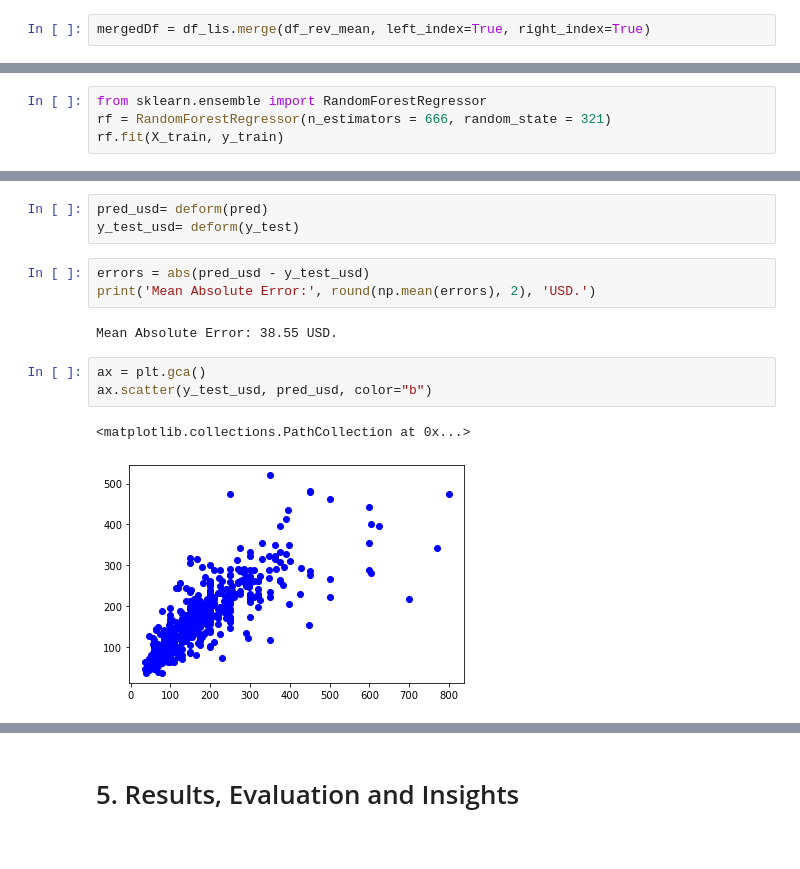
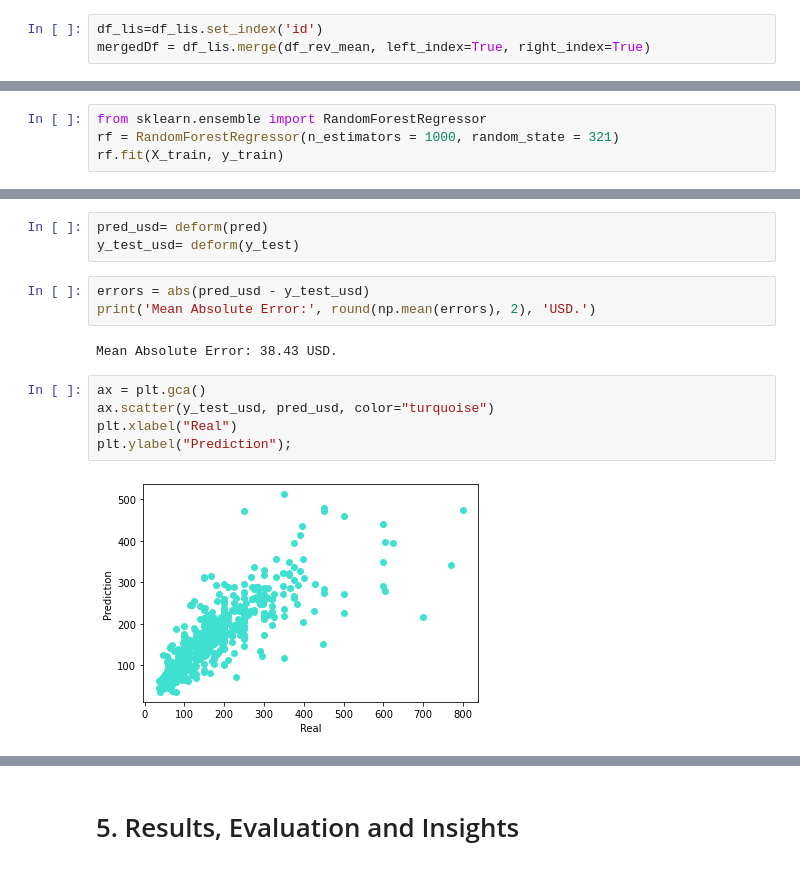
Before and after one commit to mpradam/udacity_p1, a Jupyter notebook: BostonAirBNB.ipynb, the cells around one changed output, grey strips where cells are left out. Drawn from its saved outputs; the diff is of its cells as text.

```diff
--- a/BostonAirBNB.ipynb
+++ b/BostonAirBNB.ipynb
@@ -261,6 +260,7 @@ df_rev_mean=df_rev.groupby('listing_id')['positive'].mean().to_frame()
 # %% [markdown]
 ## Joining Resulting Dataframes
 # %%
+df_lis=df_lis.set_index('id')
 mergedDf = df_lis.merge(df_rev_mean, left_index=True, right_index=True)
 # %% [markdown]
 This following function is based on the one showd in the solution of some quizes in Udacitys nanodegree.
@@ -360,6 +360,6 @@ Testing Labels Shape: (566,)
 We are going to use a simple Random forest with 1000 estimators.
 # %%
 from sklearn.ensemble import RandomForestRegressor
-rf = RandomForestRegressor(n_estimators = 666, random_state = 321)
+rf = RandomForestRegressor(n_estimators = 1000, random_state = 321)
 rf.fit(X_train, y_train)
 # %% [output]
@@ -393,13 +393,14 @@ y_test_usd= deform(y_test)
 errors = abs(pred_usd - y_test_usd)
 print('Mean Absolute Error:', round(np.mean(errors), 2), 'USD.')
 # %% [output]
-Mean Absolute Error: 38.55 USD.
+Mean Absolute Error: 38.43 USD.
 # %%
 ax = plt.gca()
-ax.scatter(y_test_usd, pred_usd, color="b")
+ax.scatter(y_test_usd, pred_usd, color="turquoise")
+plt.xlabel("Real")
+plt.ylabel("Prediction");
 # %% [output]
-<matplotlib.collections.PathCollection at 0x...>
-[figure, old version]
+[figure, new version]
 # %%
 importances = list(rf.feature_importances_)
 labels = X.columns.tolist()
```
Also changed, not shown: parts of 6 cells of this notebook, 1 other file.
